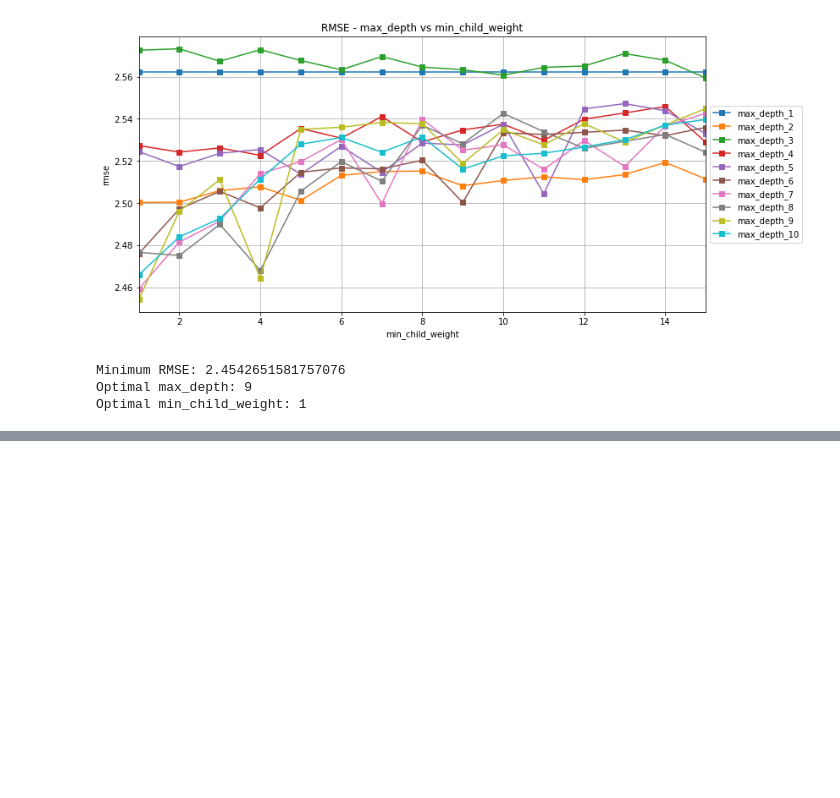
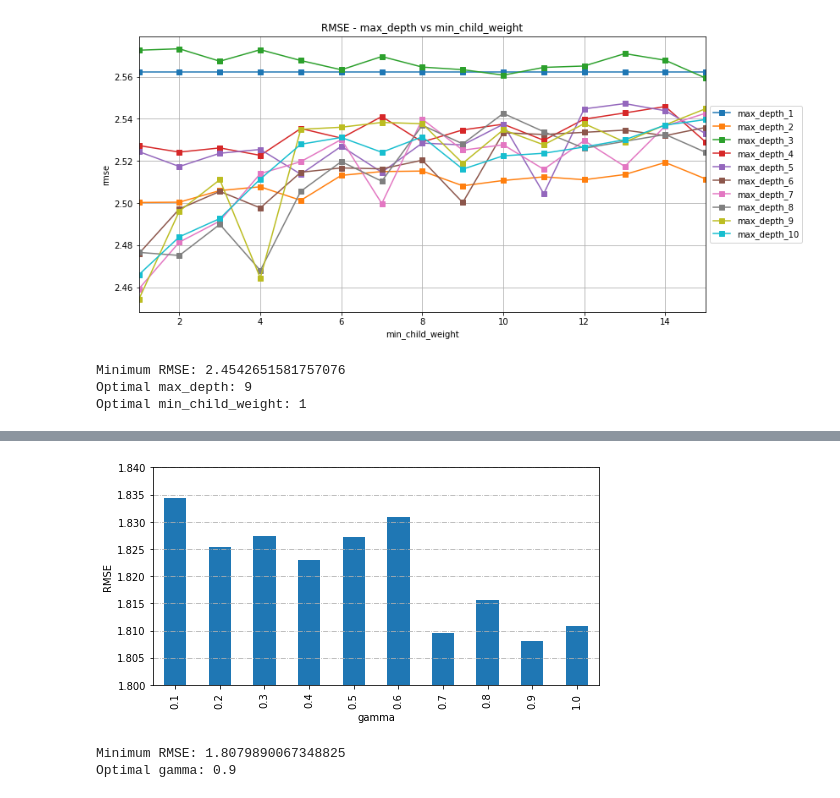
Before and after one commit to terrill11/spy_trend, a Jupyter notebook: spy_trend_xgboost.ipynb, the cells around one changed output, grey strips where cells are left out. Drawn from its saved outputs; the diff is of its cells as text; code cells hidden in the pictures; blank space fills up the shorter version.

```diff
--- a/spy_trend_xgboost.ipynb
+++ b/spy_trend_xgboost.ipynb
@@ -662,0 +703,22 @@ Optimal colsamble_bytree: 0.1
+# %%
+gamma_range = [i/10 for i in range(1,11)]
+
+error_rate = {'gamma':[], 'rmse':[]}
+
+for param in gamma_range:
+    result = train_xgb_model(X_train_scaled,
+                             y_train_scaled,
+                             X_valid_scaled,
+                             y_valid,
+                             max_depth=new_max_depth,
+                             min_child_weight=new_min_child_weight,
+                             subsample=new_subsample,
+                             colsample_bytree=new_colsample_bytree,
+                             #colsample_bylevel=new_colsample_bylevel
+                             gamma=param)
+
+    error_rate['gamma'].append(param)
+    error_rate['rmse'].append(result)
+
+error_rate_df = pd.DataFrame(error_rate)
+error_rate_df.head()
@@ -662,0 +732,21 @@ Optimal colsamble_bytree: 0.1
+# %%
+rcParams['figure.figsize'] = 8, 4
+
+ax = error_rate_df.plot.bar(x='gamma', y='rmse')
+ax.set_ylim(1.8, 1.84, auto=True)
+ax.yaxis.grid(linestyle='-.')
+ax.get_legend().remove()
+ax.set_ylabel('RMSE')
+plt.gcf().set_facecolor('white')
+# %% [output]
+[figure, added]
+# %%
+temp = error_rate_df[error_rate_df['rmse'] == error_rate_df['rmse'].min()]
+min_rmse = temp['rmse'].iloc[0]
+new_gamma = temp['gamma'].iloc[0]
+
+print(f'Minimum RMSE: {min_rmse}')
+print(f'Optimal gamma: {new_gamma}')
+# %% [output]
+Minimum RMSE: 1.8079890067348825
+Optimal gamma: 0.9
```
Also changed, not shown: parts of 20 cells of this notebook.
